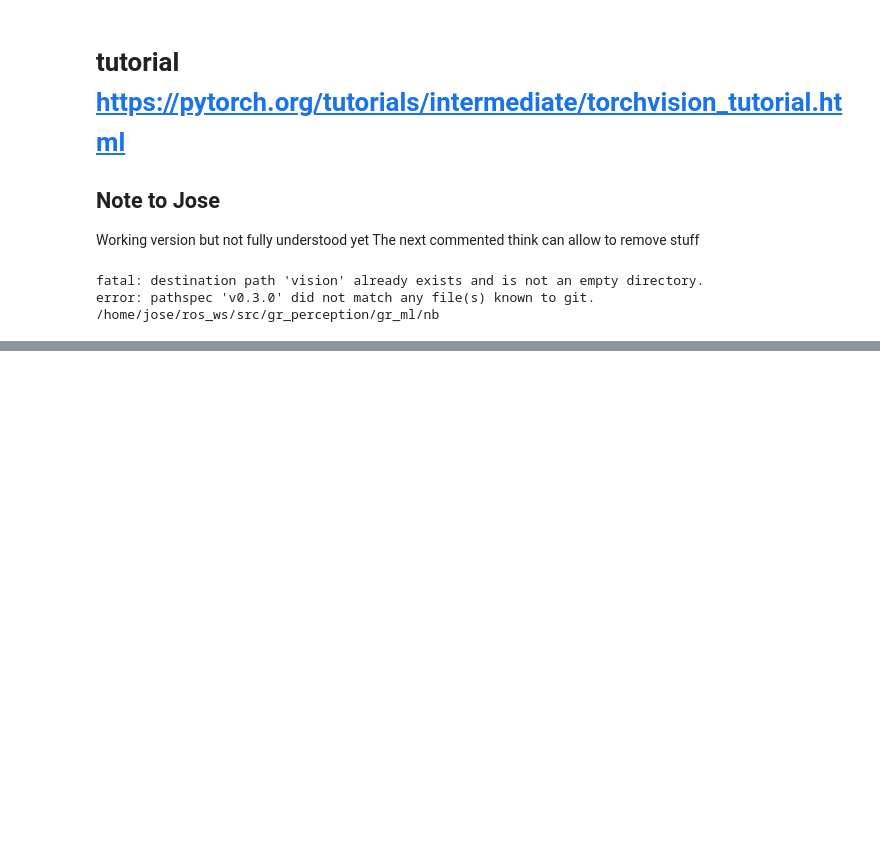
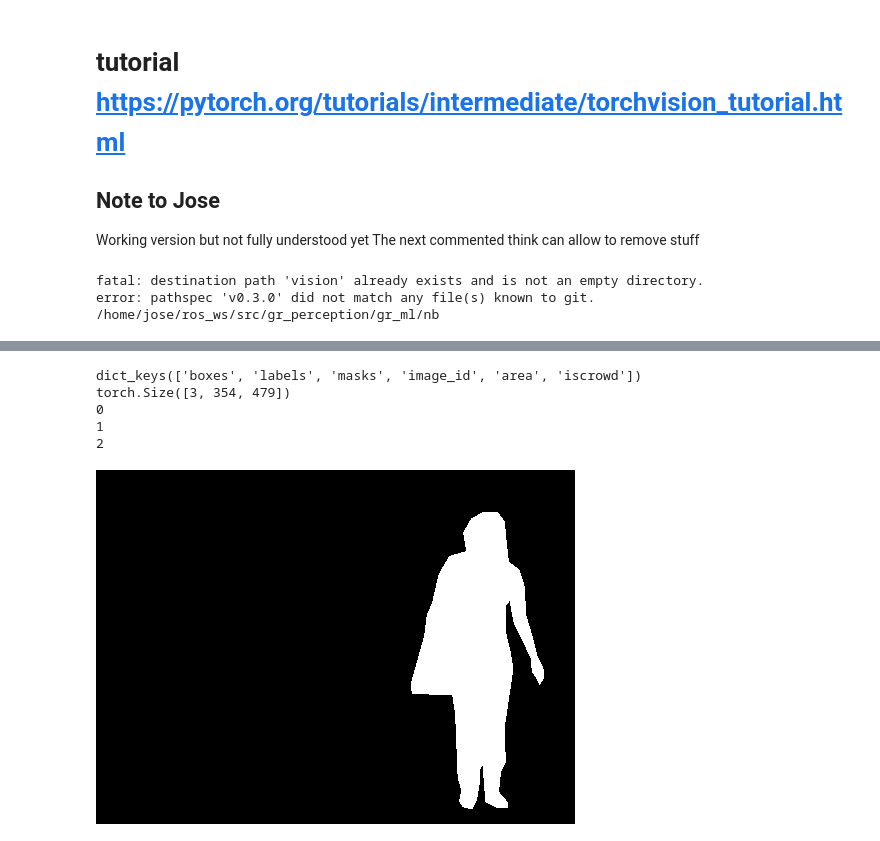
Before and after one commit to jcmayoral/gr_perception, a Jupyter notebook: gr_ml/nb/Untitled.ipynb, the cells around one changed output, grey strips where cells are left out. Drawn from its saved outputs; the diff is of its cells as text; code cells hidden in the pictures; blank space fills up the shorter version.

```diff
--- a/gr_ml/nb/Untitled.ipynb
+++ b/gr_ml/nb/Untitled.ipynb
@@ -1008,0 +286,13 @@ NameError: name 'convert_to_coco_api' is not defined
+# %%
+print(img2.keys())
+print(img2['masks'].shape)
+for i in range(img2['masks'].shape[0]):
+    print (i)
+Image.fromarray(img2['masks'][2].mul(255).byte().numpy())
+# %% [output]
+dict_keys(['boxes', 'labels', 'masks', 'image_id', 'area', 'iscrowd'])
+torch.Size([3, 354, 479])
+0
+1
+2
+[figure, added]
```
Also changed, not shown: parts of 20 cells of this notebook.
